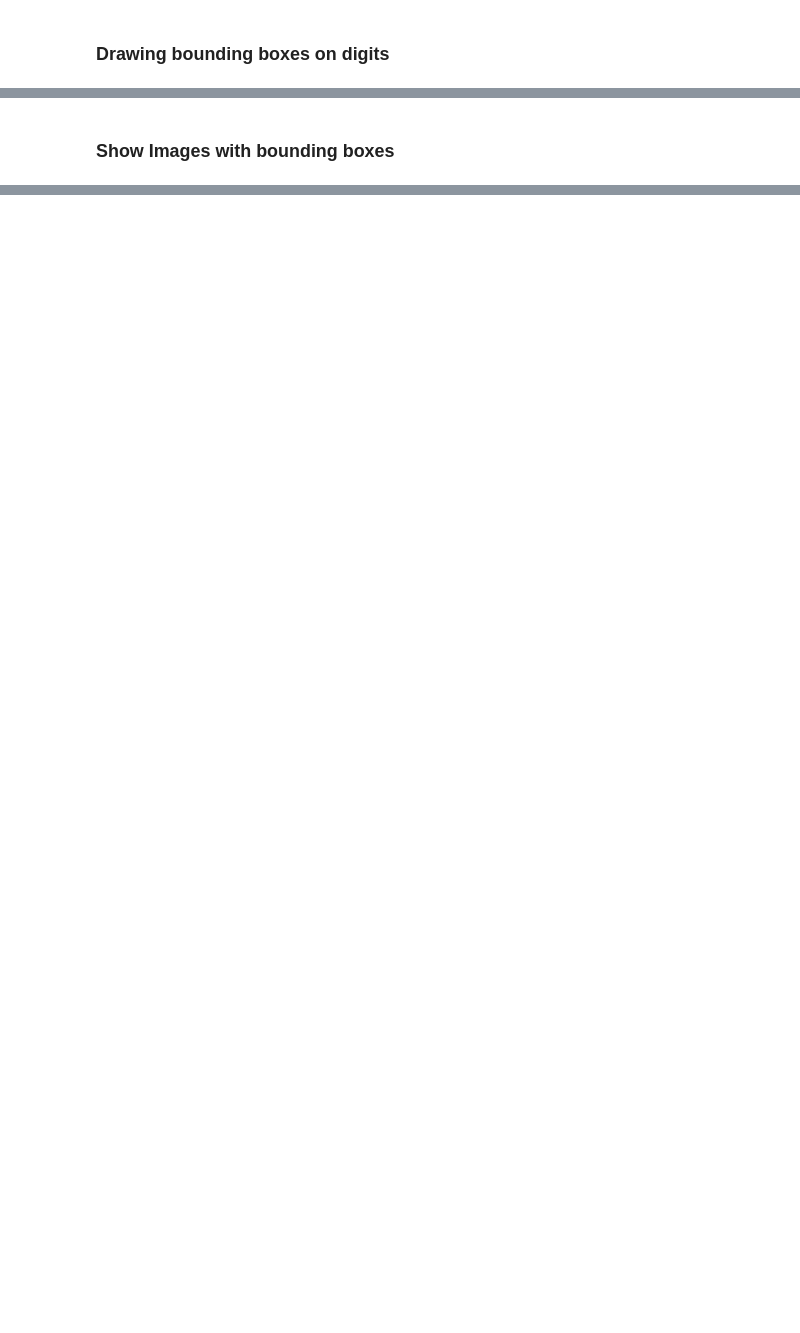
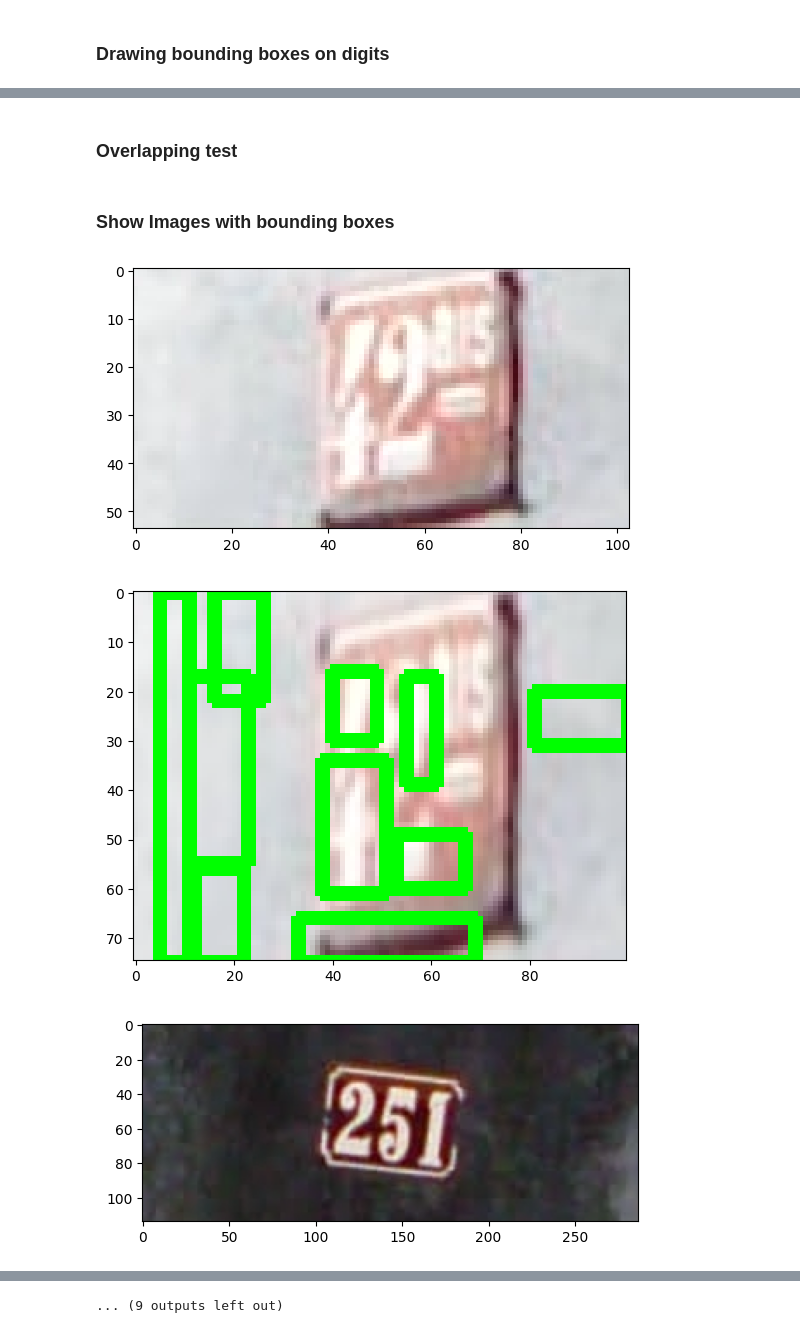
Before and after one commit to aGayar30/phase1, a Jupyter notebook: alaa-version2.ipynb, the cells around one changed output, grey strips where cells are left out. Drawn from its saved outputs; the diff is of its cells as text; code cells hidden in the pictures; blank space fills up the shorter version.

```diff
--- a/alaa-version2.ipynb
+++ b/alaa-version2.ipynb
@@ -219,7 +217,7 @@ openingImages = []
 
 # Perform closing:
 for closingimage in closingImages:
-    openingImages.append(cv2.morphologyEx(closingimage, cv2.MORPH_CLOSE, maxKernel, None, None, opIterations,
+    openingImages.append(cv2.morphologyEx(closingimage, cv2.MORPH_OPEN, maxKernel, None, None, opIterations,
                                 cv2.BORDER_REFLECT101))
 # %% [markdown]
 <h3>Gaussian Blur on Opened Images</h3>
@@ -235,7 +233,7 @@ for closingimage in closingImages:
 edgeImages =[]
 
 # perform smoothing
-for openingimages in openingImages:
+for smoothedimage in smoothedImages:
 # perform canny edge detection:
     edgeImages.append(cv2.Canny(closingimage, 100, 200))
 
@@ -298,0 +308,15 @@ for edgeimage in edgeImages:
+# %%
+
+def iouPicTest(truth, predicted, threshold1=0.5):
+    ious = []
+    for i in range(len(truth)):
+        for j in range(len(predicted)):
+            truth_box = [truth[i]['left'], truth[i]['top'], truth[i]['left'] + truth[i]['width'], truth[i]['top']+truth[i]['height']]
+            predicted_box = [predicted[j]['left'], predicted[j]['top'], predicted[j]['left']+predicted[j]['width'], predicted[j]['top']+predicted[j]['height']]
+            iou = box_iou(truth_box, predicted_box)
+            if iou >= threshold1:
+                ious.append(iou)
+    acc = np.average(ious) if ious else 0
+    return acc
+# %% [markdown]
+<h3>Overlapping test </h3>
@@ -299,8 +348,23 @@ for edgeimage in edgeImages:
 # %% [markdown]
 <h3>Show Images with bounding boxes </h3>
-# %%
-for i in range(0,10):
-    # plt.imshow(images[i])
-    # plt.show()
-    cv2.imshow('image',imagesCopy[i])
-    cv2.waitKey(0)
+# %%
+acc = []
+for i in range(40,50):
+    plt.imshow(images[i])
+    plt.show()
+    boxes = draw_boxes(edgeImages[i],imagesCopy[i])
+    # tp,precision, recall, f1_score = overlapTest(edgeImages[i],imagesCopy[i])
+    acc.append(iouPicTest(true_boxes[i],boxes))
+    plt.imshow(imagesCopy[i])
+    plt.show()
+    #print (acc)
+    # cv2.waitKey(0)
+print(np.average(acc)*100)
+# print(precision)
+# print(recall)
+# print(f1_score)
+# print(tp/len(true_boxes))
+# %% [output]
+[figure, added]
+[figure, added]
+[figure, added]
@@ -306,0 +380 @@ for i in range(0,10):
+... (9 outputs left out)
```
Also changed, not shown: parts of 26 cells of this notebook, 3 other files.
